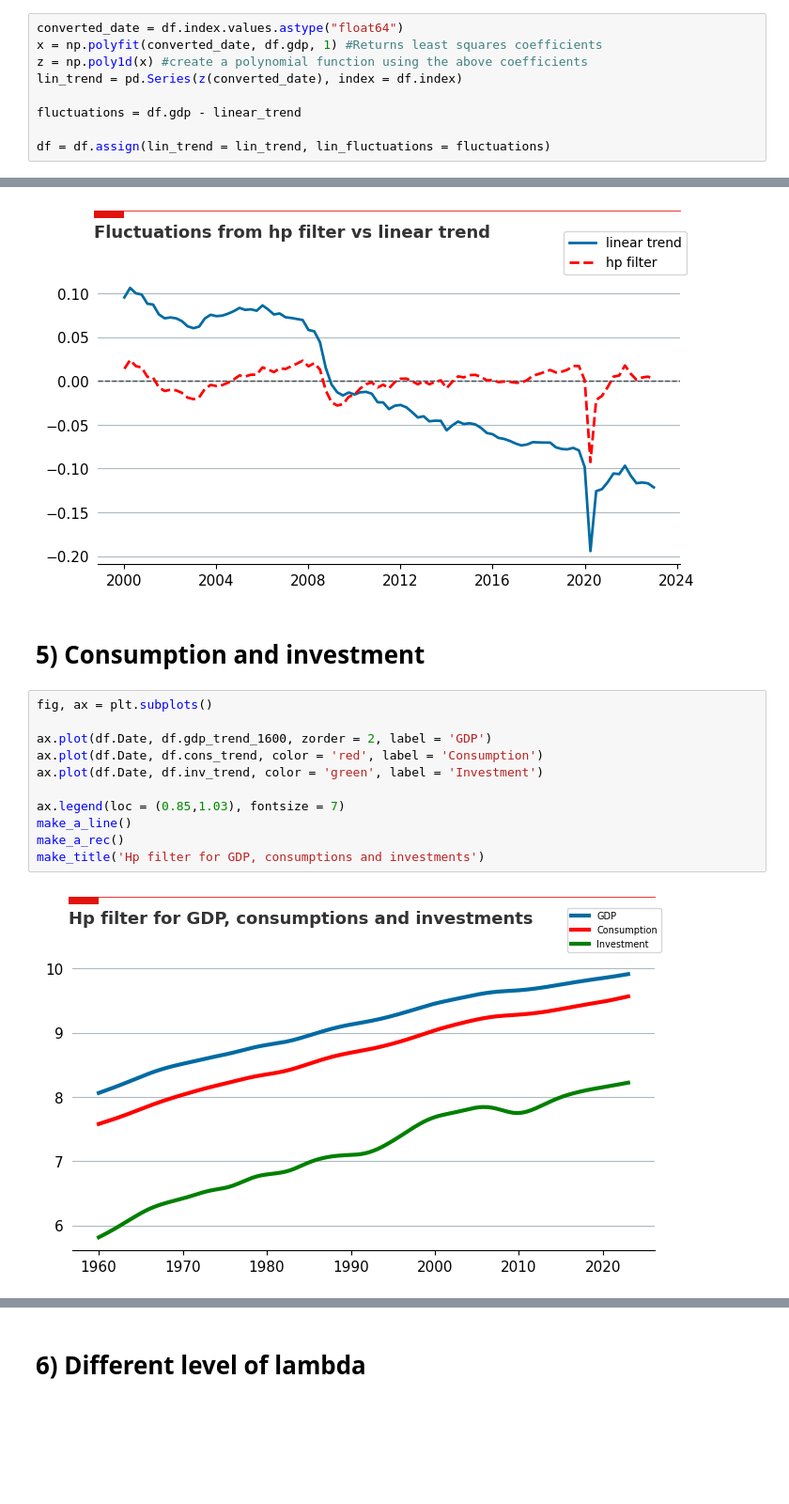
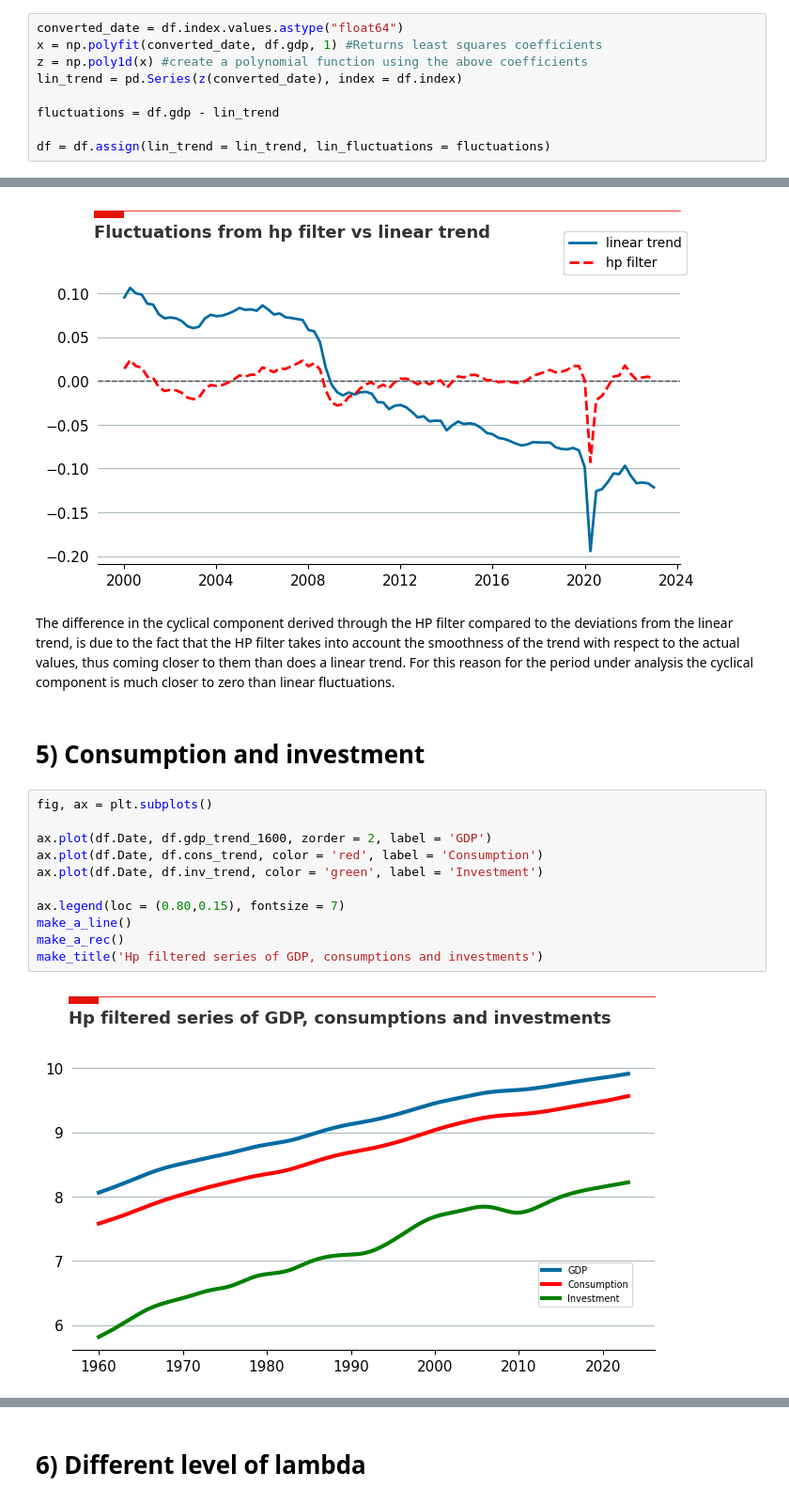
Before and after one commit to pietropadovese/Macro_exercises, a Jupyter notebook: gdp.ipynb, the cells around one changed output, grey strips where cells are left out. Shown: that part at 94% size. Drawn from its saved outputs; the diff is of its cells as text; blank space fills up the shorter version.

```diff
--- a/gdp.ipynb
+++ b/gdp.ipynb
@@ -62,7 +68,7 @@ x = np.polyfit(converted_date, df.gdp, 1) #Returns least squares coefficients
 z = np.poly1d(x) #create a polynomial function using the above coefficients
 lin_trend = pd.Series(z(converted_date), index = df.index)
 
-fluctuations = df.gdp - linear_trend
+fluctuations = df.gdp - lin_trend
 
 df = df.assign(lin_trend = lin_trend, lin_fluctuations = fluctuations)
 # %% [markdown]
@@ -256,18 +261,20 @@ make_a_rec()
 make_title('Fluctuations from hp filter vs linear trend')
 # %% [output]
 [figure]
+# %% [markdown]
+The difference in the cyclical component derived through the HP filter compared to the deviations from the linear trend, is due to the fact that the HP filter takes into account the smoothness of the trend with respect to the actual values, thus coming closer to them than does a linear trend. For this reason for the period under analysis the cyclical component is much closer to zero than linear fluctuations.
 # %% [markdown]
 # 5) Consumption and investment
 # %%
 fig, ax = plt.subplots()
 
 ax.plot(df.Date, df.gdp_trend_1600, zorder = 2, label = 'GDP')
 ax.plot(df.Date, df.cons_trend, color = 'red', label = 'Consumption')
 ax.plot(df.Date, df.inv_trend, color = 'green', label = 'Investment')
 
-ax.legend(loc = (0.85,1.03), fontsize = 7)
+ax.legend(loc = (0.80,0.15), fontsize = 7)
 make_a_line()
 make_a_rec()
-make_title('Hp filter for GDP, consumptions and investments')
+make_title('Hp filtered series of GDP, consumptions and investments')
 # %% [output]
-[figure, old version]
+[figure, new version]
```
Also changed, not shown: parts of 21 cells of this notebook.
